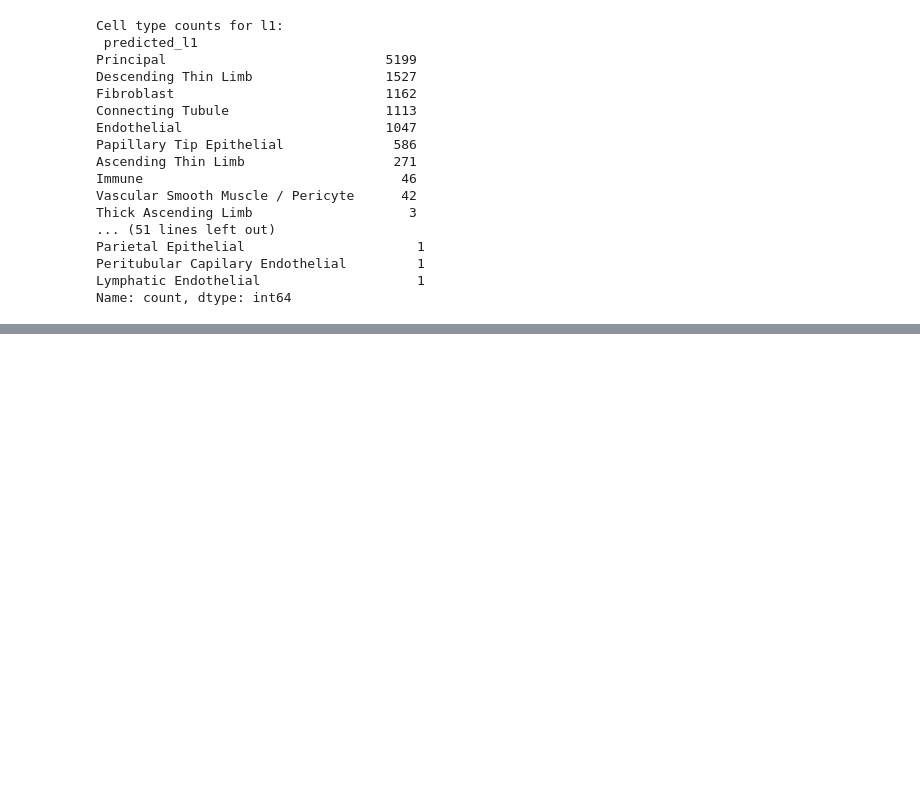
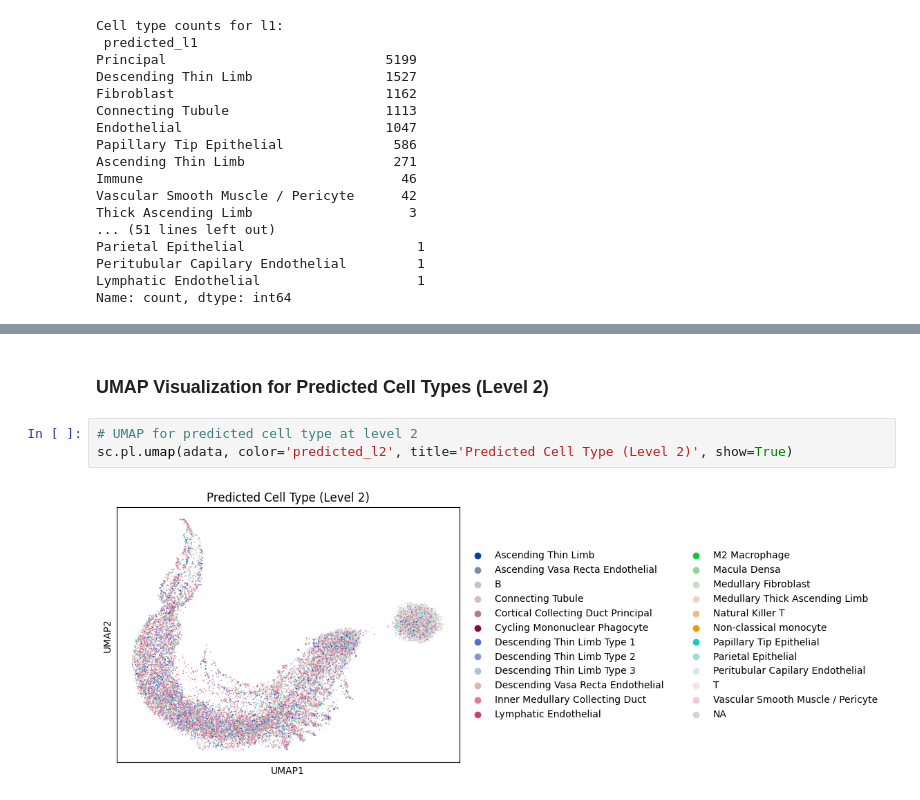
Before and after one commit to venky348/azimuth-cell-type-annotation, a Jupyter notebook: azimuth_cell_type_annotation.ipynb, the cells around one changed output, grey strips where cells are left out. Cells and saved outputs as stored; diff of their text form; blank space fills up the shorter version.

```diff
--- a/azimuth_cell_type_annotation.ipynb
+++ b/azimuth_cell_type_annotation.ipynb
@@ -215,0 +359,7 @@ sc.pl.pca_variance_ratio(adata, log=True, n_pcs=50)
+# %% [markdown]
+### UMAP Visualization for Predicted Cell Types (Level 2)
+# %%
+# UMAP for predicted cell type at level 2
+sc.pl.umap(adata, color='predicted_l2', title='Predicted Cell Type (Level 2)', show=True)
+# %% [output]
+[figure, added]
```
Also changed, not shown: parts of 36 cells of this notebook, 5 other files.
